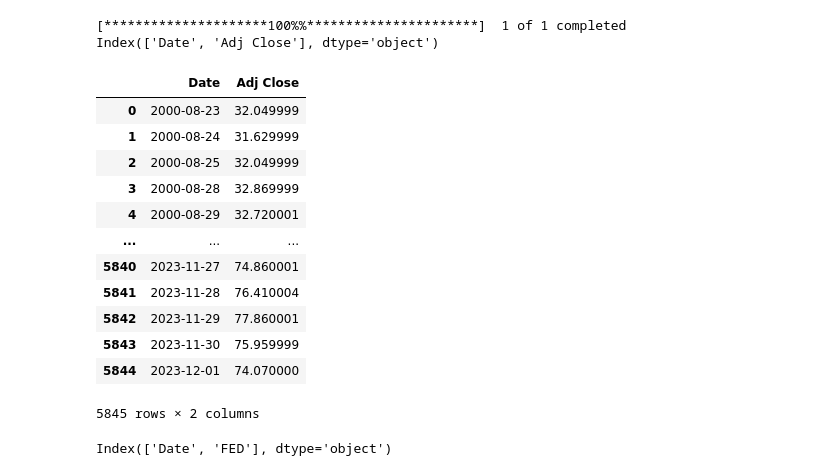
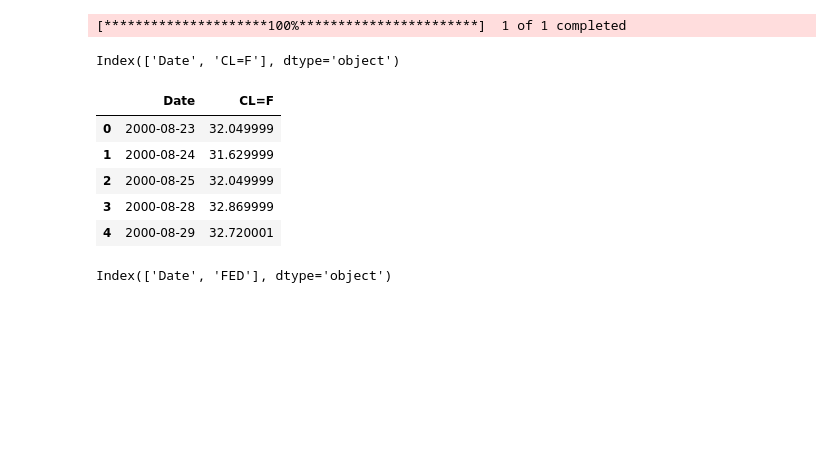
Before and after one commit to FelipeLeDu/Desafio-Constelation, a Jupyter notebook: notebooks/dataextract.ipynb, the cells around one changed output. Cells and saved outputs as stored; diff of their text form; code cells hidden in the pictures; blank space fills up the shorter version.

```diff
--- a/notebooks/dataextract.ipynb
+++ b/notebooks/dataextract.ipynb
@@ -1,36 +1,32 @@
 # %%
+#Todas as seguintes variáveis foram selecionadas por um estudo prévio
+
+
 #petróleo
 
 import yfinance as yf
-from bcb import sgs
+from bcb import sgs # API do BC
 
 var = ["CL=F" ]
 
 start_date = "2000-01-01"
 end_date = "2023-12-02"
 
 data = yf.download(var, start=start_date, end=end_date)
-datapetro = data["Adj Close"].to_frame()
-datapetro.reset_index(inplace = True)
+datapetro = data["Close"]["CL=F"].to_frame()
+datapetro.reset_index(inplace=True)
+
 print(datapetro.columns)
-
-datapetro
+datapetro.head()
 # %% [output]
-[*********************100%%**********************]  1 of 1 completed
-Index(['Date', 'Adj Close'], dtype='object')
+[*********************100%***********************]  1 of 1 completed
+Index(['Date', 'CL=F'], dtype='object')
-|  | Date | Adj Close |
+|  | Date | CL=F |
 | 0 | 2000-08-23 | 32.049999 |
 | 1 | 2000-08-24 | 31.629999 |
 | 2 | 2000-08-25 | 32.049999 |
 | 3 | 2000-08-28 | 32.869999 |
 | 4 | 2000-08-29 | 32.720001 |
-| ... | ... | ... |
-| 5840 | 2023-11-27 | 74.860001 |
-| 5841 | 2023-11-28 | 76.410004 |
-| 5842 | 2023-11-29 | 77.860001 |
-| 5843 | 2023-11-30 | 75.959999 |
-| 5844 | 2023-12-01 | 74.070000 |
-5845 rows × 2 columns
 # %%
 #FED
 
```
Also changed, not shown: parts of 2 cells of this notebook, 4 other files.
